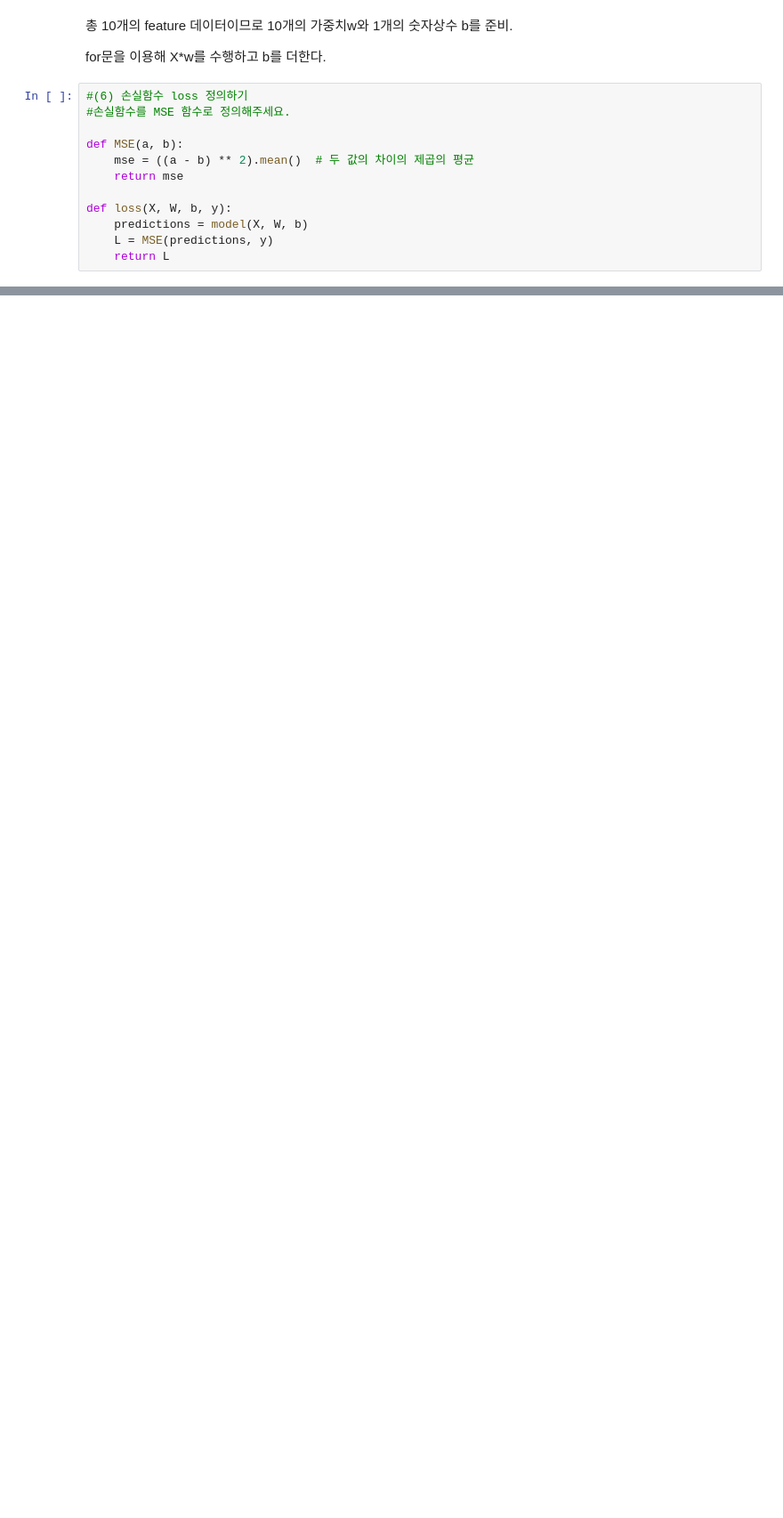
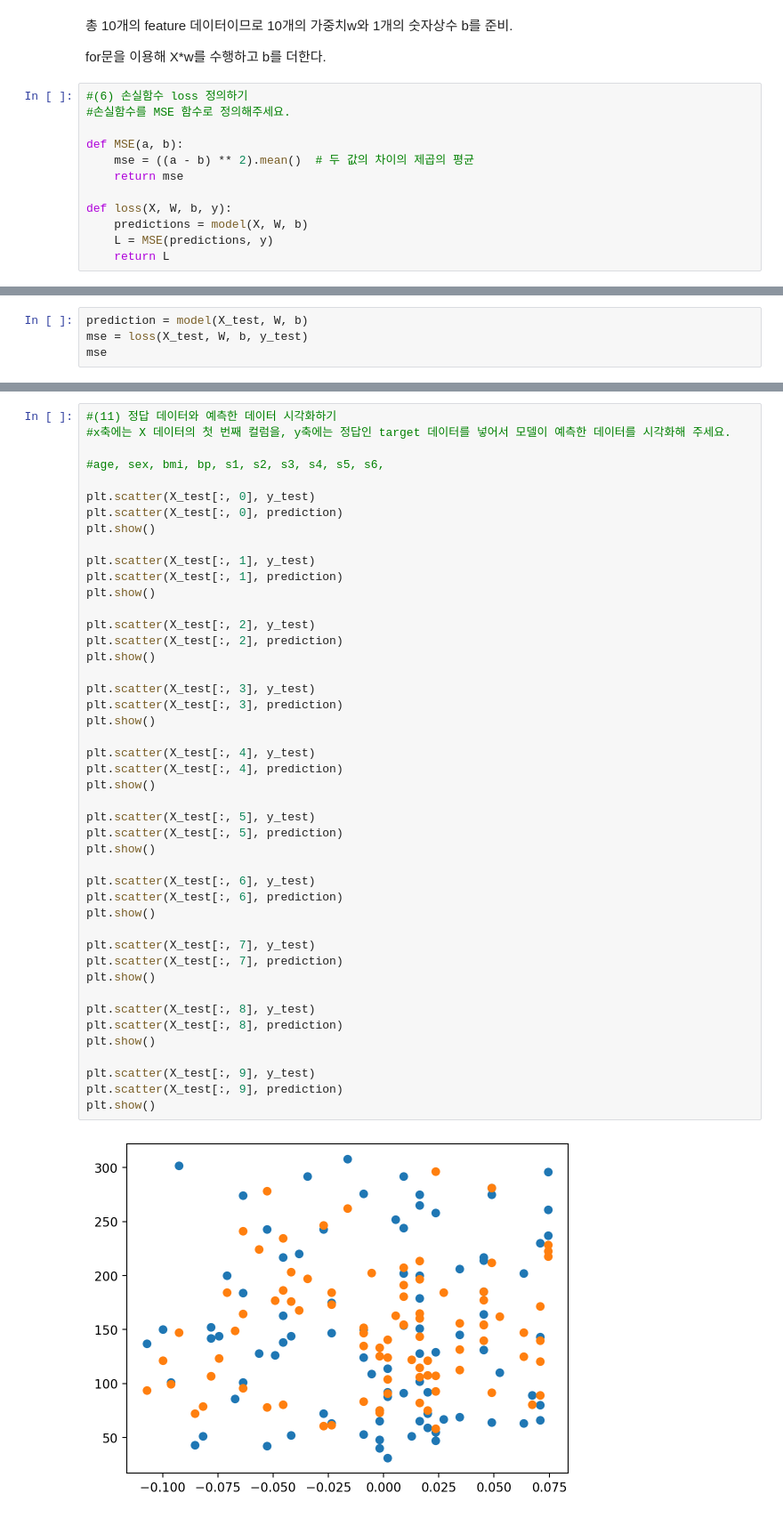
Before and after one commit to F100d4U/Exploration, a Jupyter notebook: [EP02]diabetes.ipynb, the cells around one changed output, grey strips where cells are left out. Shown at 89% size. Cells and saved outputs as stored; diff of their text form; blank space fills up the shorter version.

```diff
--- a/[EP02]diabetes.ipynb
+++ b/[EP02]diabetes.ipynb
@@ -275,0 +428,4 @@ LEARNING_RATE에 다양한 값을 넣어보고 다양하게 학습을 시켜보
+# %%
+prediction = model(X_test, W, b)
+mse = loss(X_test, W, b, y_test)
+mse
@@ -275,0 +436,47 @@ LEARNING_RATE에 다양한 값을 넣어보고 다양하게 학습을 시켜보
+# %%
+#(11) 정답 데이터와 예측한 데이터 시각화하기
+#x축에는 X 데이터의 첫 번째 컬럼을, y축에는 정답인 target 데이터를 넣어서 모델이 예측한 데이터를 시각화해 주세요.
+
+#age, sex, bmi, bp, s1, s2, s3, s4, s5, s6,
+
+plt.scatter(X_test[:, 0], y_test)
+plt.scatter(X_test[:, 0], prediction)
+plt.show()
+
+plt.scatter(X_test[:, 1], y_test)
+plt.scatter(X_test[:, 1], prediction)
+plt.show()
+
+plt.scatter(X_test[:, 2], y_test)
+plt.scatter(X_test[:, 2], prediction)
+plt.show()
+
+plt.scatter(X_test[:, 3], y_test)
+plt.scatter(X_test[:, 3], prediction)
+plt.show()
+
+plt.scatter(X_test[:, 4], y_test)
+plt.scatter(X_test[:, 4], prediction)
+plt.show()
+
+plt.scatter(X_test[:, 5], y_test)
+plt.scatter(X_test[:, 5], prediction)
+plt.show()
+
+plt.scatter(X_test[:, 6], y_test)
+plt.scatter(X_test[:, 6], prediction)
+plt.show()
+
+plt.scatter(X_test[:, 7], y_test)
+plt.scatter(X_test[:, 7], prediction)
+plt.show()
+
+plt.scatter(X_test[:, 8], y_test)
+plt.scatter(X_test[:, 8], prediction)
+plt.show()
+
+plt.scatter(X_test[:, 9], y_test)
+plt.scatter(X_test[:, 9], prediction)
+plt.show()
+# %% [output]
+[figure, added]
```
Also changed, not shown: parts of 24 cells of this notebook.
